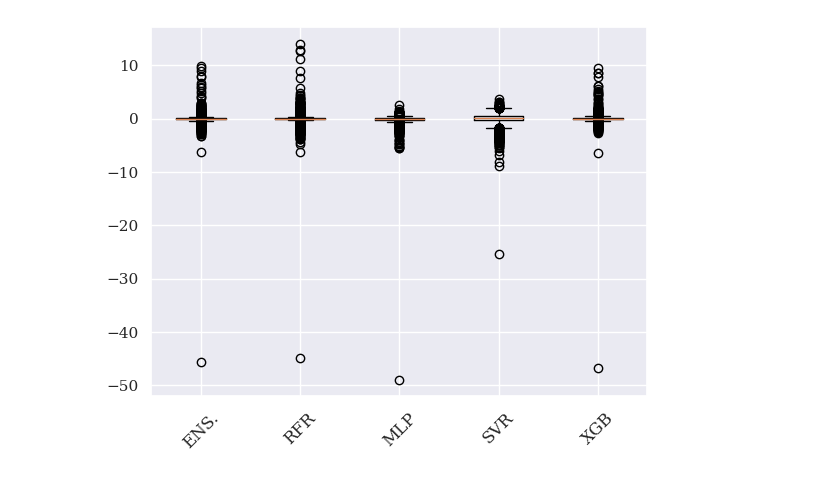
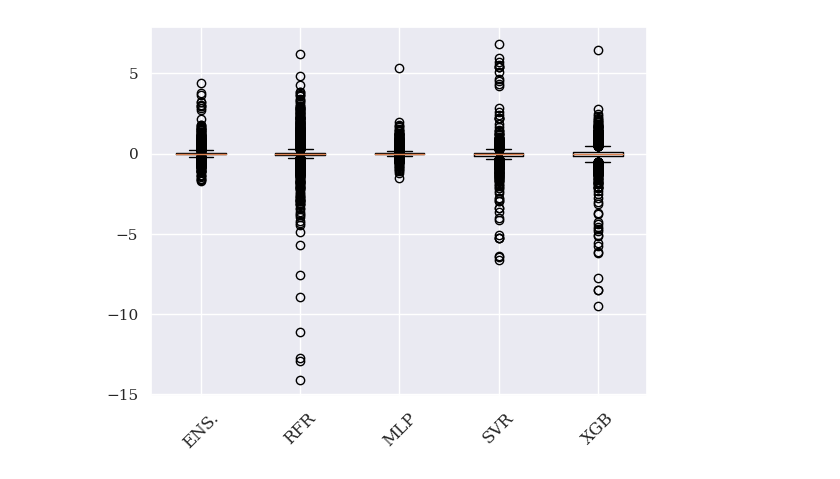
Before and after one commit to smhassanerfani/si2022, a Jupyter notebook: tauraat/ensemble_models.ipynb, the cells around one changed output. Saved outputs shown, nothing was run; the diff lists cells and outputs as text; code cells hidden in the pictures.

Commit message:
added log/ unlog for data

```diff
--- a/tauraat/ensemble_models.ipynb
+++ b/tauraat/ensemble_models.ipynb
@@ -30,3 +22,24 @@ X_test_ = X_scaler.transform(X_test).astype('float32')
+# %%
+X_train_ = X_train.copy(deep=True)
+X_train_['drain_area_va'] = np.log10(X_train['drain_area_va'])
+X_train_['q_va'] = np.log10(X_train['q_va'])
+X_train_['stream_wdth_va'] = np.log10(X_train['stream_wdth_va'])
+X_train_['xsec_area_va'] = np.log10(X_train['xsec_area_va'])
+y_train_= np.log10(y_train)
+
+X_scaler = StandardScaler()
+X_train_ = X_scaler.fit_transform(X_train_).astype('float32')
+
+y_scaler = StandardScaler()
+y_train_ = y_scaler.fit_transform(np.array(y_train_).reshape(-1, 1)).astype('float32').ravel()
+
+X_test_ = X_test.copy(deep=True)
+X_test_['drain_area_va'] = np.log10(X_test['drain_area_va'])
+X_test_['q_va'] = np.log10(X_test['q_va'])
+X_test_['stream_wdth_va'] = np.log10(X_test['stream_wdth_va'])
+X_test_['xsec_area_va'] = np.log10(X_test['xsec_area_va'])
+
+X_test_ = X_scaler.transform(X_test_).astype('float32')
 # %%
 with open('./data/ml_weights/rf_best_model', "rb") as fp:
     rfr = pickle.load(fp)
@@ -43,7 +56,8 @@ with open('./data/ml_weights/svr_best_model', "rb") as fp:
 estimators = [('rf', rfr), ('xgb', xgb), ('mlp', mlp), ('svr', svr)]
 reg = StackingRegressor(estimators=estimators, cv='prefit', final_estimator=XGBRegressor(learning_rate=0.15, n_estimators=200, random_state=42))
 # %%
-reg.fit(X_train.to_numpy(), y_train.to_numpy().ravel())
+# reg.fit(X_train.to_numpy(), y_train.to_numpy().ravel())
+reg.fit(X_train_, y_train_)
 # %% [output]
 StackingRegressor(cv='prefit',
                   estimators=[('rf',
@@ -68,3 +81,7 @@ ens_pred = reg.predict(X_test.to_numpy())
+# %%
+ens_pred = reg.predict(X_test_)
+ens_pred = y_scaler.inverse_transform(ens_pred.reshape(-1, 1)).ravel()
+ens_pred = 10 ** ens_pred
 # %%
 scatter_plot(y_test, ens_pred, model_name='Ensemble Models')
 # %% [output]
@@ -76,23 +93,23 @@ with open('./data/ml_weights/ensemble_model', "wb") as fp:
 # %%
 rfr_pred = rfr.predict(X_test.to_numpy())
 xgb_pred = xgb.predict(X_test.to_numpy())
-mlp_pred = mlp.predict(X_test_); mlp_pred = y_scaler.inverse_transform(mlp_pred.reshape(-1, 1)).ravel()
-svr_pred = svr.predict(X_test_); svr_pred = y_scaler.inverse_transform(svr_pred.reshape(-1, 1)).ravel()
+mlp_pred = mlp.predict(X_test_); mlp_pred = y_scaler.inverse_transform(mlp_pred.reshape(-1, 1)).ravel(); mlp_pred = 10 ** mlp_pred
+svr_pred = svr.predict(X_test_); svr_pred = y_scaler.inverse_transform(svr_pred.reshape(-1, 1)).ravel(); svr_pred = 10 ** svr_pred
 # %%
-data = [ens_pred - y_test.to_numpy().ravel(),
-        rfr_pred - y_test.to_numpy().ravel(),
-        mlp_pred - y_test.to_numpy().ravel(),
-        svr_pred - y_test.to_numpy().ravel(),
-        xgb_pred - y_test.to_numpy().ravel(),
+data = [y_test.to_numpy().ravel() - ens_pred,
+        y_test.to_numpy().ravel() - rfr_pred,
+        y_test.to_numpy().ravel() - mlp_pred,
+        y_test.to_numpy().ravel() - svr_pred,
+        y_test.to_numpy().ravel() - xgb_pred,
         ]
 
 fig, ax = plt.subplots()
 ax.boxplot(data)
 
 ax.set_xticklabels(['ENS.', 'RFR', 'MLP', 'SVR', 'XGB'])
 ax.tick_params(axis='x', labelrotation=45, labelsize=12)
 
 ax.grid(True)
 plt.show()
 # %% [output]
-[figure, old version]
+[figure, new version]
```
Also changed, not shown: parts of 4 cells of this notebook.
